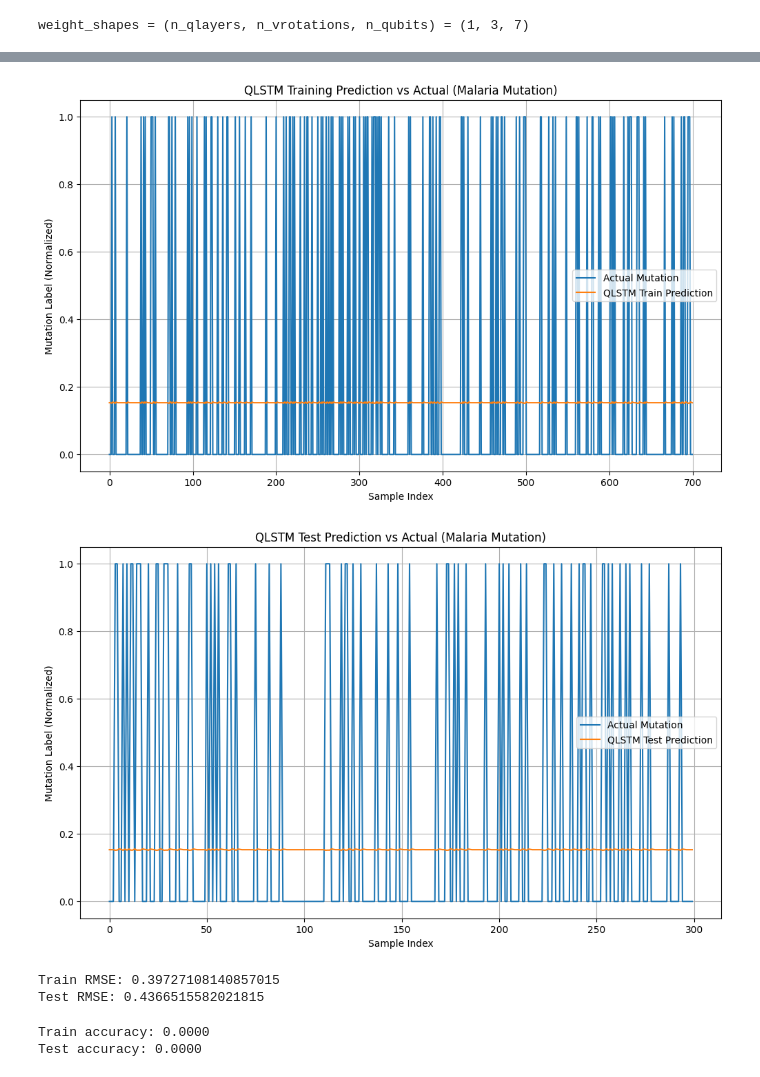
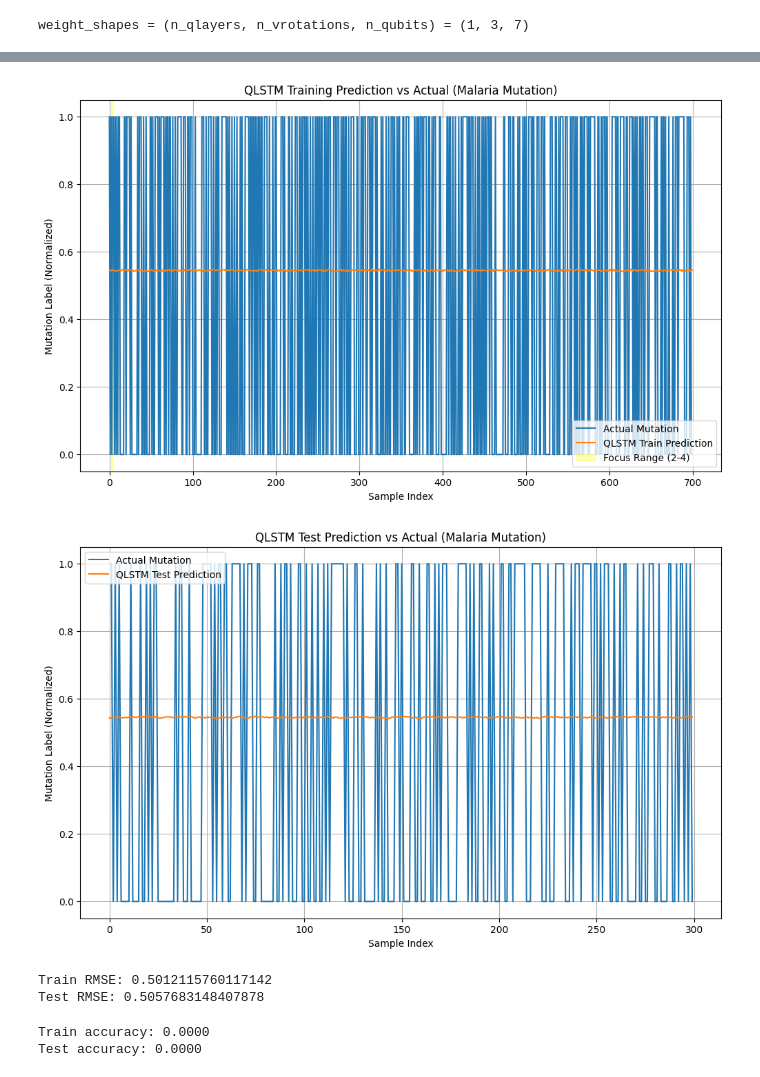
Before and after one commit to Aadrika14/malaria-mutation-predictin-qlstm, a Jupyter notebook: mutation_prediction_q.ipynb, the cells around one changed output, grey strips where cells are left out. Cells and saved outputs as stored; diff of their text form; code cells hidden in the pictures.

```diff
--- a/mutation_prediction_q.ipynb
+++ b/mutation_prediction_q.ipynb
@@ -16,9 +16,17 @@ from QLSTM import SequenceDataset
 import yfinance as yf
 from pandas_datareader import data as pdr
 # %%
-df = pd.read_csv("synthetic_malaria_mutation_dataset.csv")
+df = pd.read_csv("final_combined_mutation_dataset.csv")
 # %%
 columns = ['Open', 'High', 'Low', 'Close']
+# %%
+columns = ['Collection_Year', 'Body_Temperature', 'Parasite_Density']
+target = "Mutation_Label"
+features = columns
+
+# Include the target column too
+df_train = df_train[columns + [target]]
+df_test = df_test[columns + [target]]
 # %%
 data = df.filter(columns)
 dataset = data.values
@@ -28,25 +36,19 @@ size = int(len(df) * 0.7)
 # Correctly split original dataframe
 df_train = df.iloc[:size].copy()
 df_test = df.iloc[size:].copy()
-# %%
-columns = ["mutation_label"]
-target = "mutation_label"
-features = columns
-
-
-
-# Ensure we're working only with selected columns
-df_train = df_train[columns]
-df_test = df_test[columns]
 # %%
 def normalize(a, min_a=None, max_a=None):
     if min_a is None:
         min_a, max_a = np.min(a, axis=0), np.max(a, axis=0)
     return (a - min_a) / (max_a - min_a + 0.0001), min_a, max_a
 # %%
-# Normalizing the data
-df_train, min_train, max_train = normalize(df_train)
-df_test, _, _ = normalize(df_test, min_train, max_train)
+# Only normalize numeric columns
+numeric_cols = ['Collection_Year', 'Body_Temperature', 'Parasite_Density']
+target = 'Mutation_Label'
+
+# Normalize only the numeric part
+df_train[numeric_cols], min_train, max_train = normalize(df_train[numeric_cols])
+df_test[numeric_cols], _, _ = normalize(df_test[numeric_cols], min_train, max_train)
 # %%
 torch.manual_seed(101)
 
@@ -175,19 +196,26 @@ df_train[ystar_col_Q] = predict(train_eval_loader, Qmodel).numpy()
 df_test[ystar_col_Q] = predict(test_eval_loader, Qmodel).numpy()
 # %%
 plt.figure(figsize=(12, 7))
-plt.plot(range(len(df_train)), df_train["mutation_label"], label="Actual Mutation")
+
+# Plot actual and predicted
+plt.plot(range(len(df_train)), df_train["Mutation_Label"], label="Actual Mutation")
 plt.plot(range(len(df_train)), df_train["Model Forecast"], label="QLSTM Train Prediction")
+
+# Highlight index range from 2 to 4
+plt.axvspan(2, 4, color='yellow', alpha=0.3, label="Focus Range (2-4)")
+
+# Labels and grid
 plt.ylabel('Mutation Label (Normalized)')
 plt.xlabel('Sample Index')
 plt.legend()
 plt.grid(True)
 plt.title("QLSTM Training Prediction vs Actual (Malaria Mutation)")
 plt.show()
 # %% [output]
-[figure, old version]
+[figure, new version]
 # %%
 plt.figure(figsize=(12, 7))
-plt.plot(range(len(df_test)), df_test["mutation_label"], label="Actual Mutation")
+plt.plot(range(len(df_test)), df_test["Mutation_Label"], label="Actual Mutation")
 plt.plot(range(len(df_test)), df_test["Model Forecast"], label="QLSTM Test Prediction")
 plt.ylabel('Mutation Label (Normalized)')
 plt.xlabel('Sample Index')
@@ -196,19 +224,19 @@ plt.legend()
 plt.grid(True)
 plt.show()
 # %% [output]
-[figure, old version]
+[figure, new version]
 # %%
 from sklearn.metrics import mean_squared_error
 import math
 
-train_rmse = math.sqrt(mean_squared_error(df_train["mutation_label"], df_train["Model Forecast"]))
-test_rmse = math.sqrt(mean_squared_error(df_test["mutation_label"], df_test["Model Forecast"]))
+train_rmse = math.sqrt(mean_squared_error(df_train["Mutation_Label"], df_train["Model Forecast"]))
+test_rmse = math.sqrt(mean_squared_error(df_test["Mutation_Label"], df_test["Model Forecast"]))
 
 print(f"Train RMSE: {train_rmse}")
 print(f"Test RMSE: {test_rmse}")
 # %% [output]
-Train RMSE: 0.39727108140857015
-Test RMSE: 0.4366515582021815
+Train RMSE: 0.5012115760117142
+Test RMSE: 0.5057683148407878
 # %%
 import numpy as np  # Make sure this is included if not already
 
```
Also changed, not shown: parts of 13 cells of this notebook, 10 other files.
